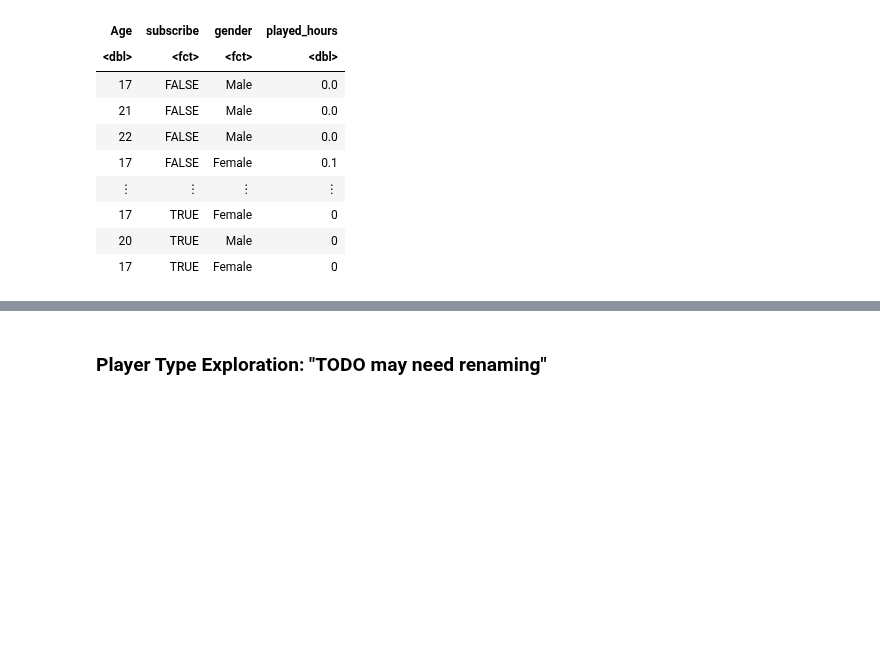
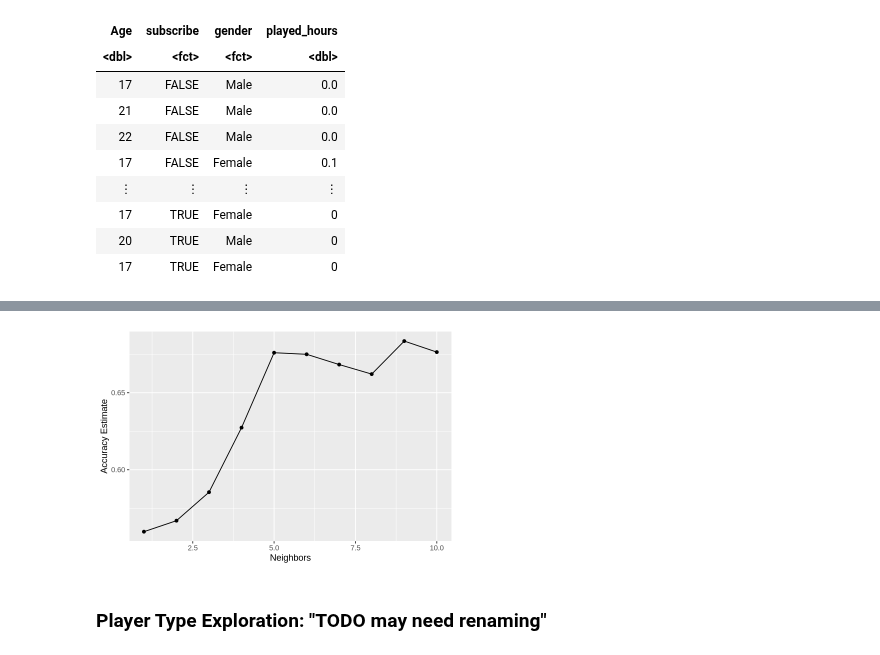
Before and after one commit to FabianoGLentini/player-subscription-ml, a Jupyter notebook: Project Report.ipynb, the cells around one changed output, grey strips where cells are left out. Cells and saved outputs as stored; diff of their text form; code cells hidden in the pictures; blank space fills up the shorter version.

Commit message:
WIP: tune + graph  stage for accuracy

```diff
--- a/Project Report.ipynb
+++ b/Project Report.ipynb
@@ -102,9 +98,8 @@ kfolds <- vfold_cv(player_train, v = 10, strata = subscribe)
 # Age + gender + played_hours
 player_recipe_All <- recipe(subscribe ~ Age + gender + played_hours, data = player_train) |>
             step_dummy(all_nominal_predictors()) |>
-            step_zv(all_predictors) |> # Used to remove zero-variance variable after wrangling, gender_Other category had no rows associated to i
+            step_zv(all_predictors()) |> # Used to remove zero-variance variable after wrangling, gender_Other category had no rows associated to i
             step_normalize(all_numeric_predictors())
-player_recipe_All
 # # Recipe 02:
 # # Age + played_hours
 # player_recipe_AH <- recipe(subscribe ~ Age + played_hours, player_train) |>
@@ -159,9 +133,9 @@ predictor: 3
 #TODO FABIO breackdown hypothesis for each recipe variation ...?
 # %%
 # Spec set up
-player_spec <- nearest_neighbor(weight_func = "rectangular", neighbors =3) |>
-        set_engine("kknn") |>
-        set_mode("classification")
+player_spec <- nearest_neighbor(weight_func = "rectangular", neighbors = tune()) |>
+            set_engine("kknn") |>
+            set_mode("classification")
 
 #TODO FABIO ... search refractor options to reduce code clutter
 # Check mean and standard error through collect_metrics
@@ -230,5 +228,26 @@ Caused by error in `prep()`:
 # %%
 #TODO FABIO write workflow step use case/what it functionally is doing
+# %%
+# Tune Step
+knn_res <- player_wf_All |>
+        tune_grid(
+            resamples = kfolds,
+            grid = k_grid
+        ) |>
+        collect_metrics()
+
+accuracies <- knn_res |>
+            filter(.metric == "accuracy")
+
+cross_val_plot <- ggplot(accuracies, aes(x = neighbors, y = mean)) +
+                  geom_point() +
+                  geom_line() +
+                  labs(x = 'Neighbors', y = 'Accuracy Estimate')
+
+
+cross_val_plot
+# %% [output]
+[figure, added]
 # %% [markdown]
 ### Player Type Exploration: "TODO may need renaming"
 # %% [markdown]
```
Also changed, not shown: parts of 5 cells of this notebook.
